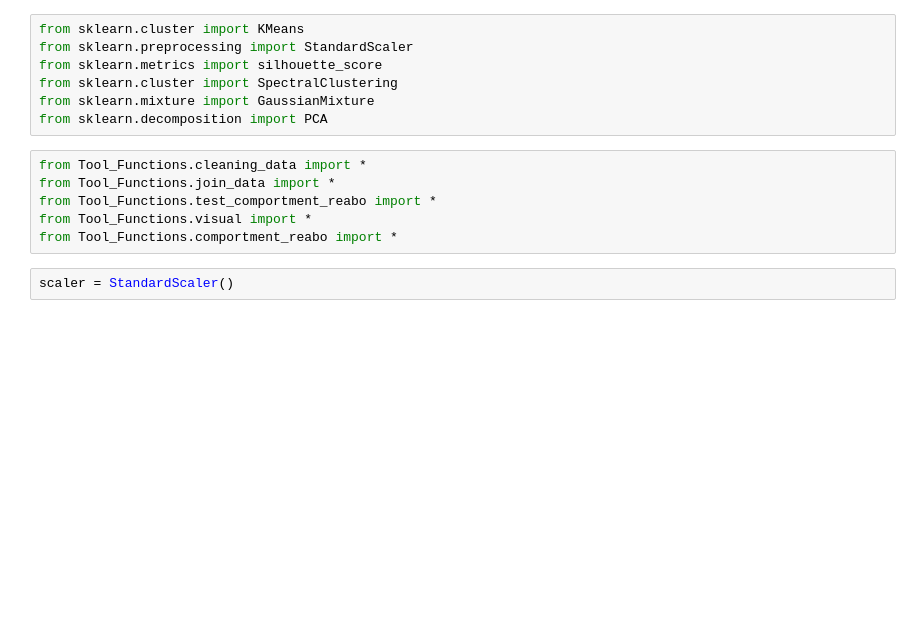
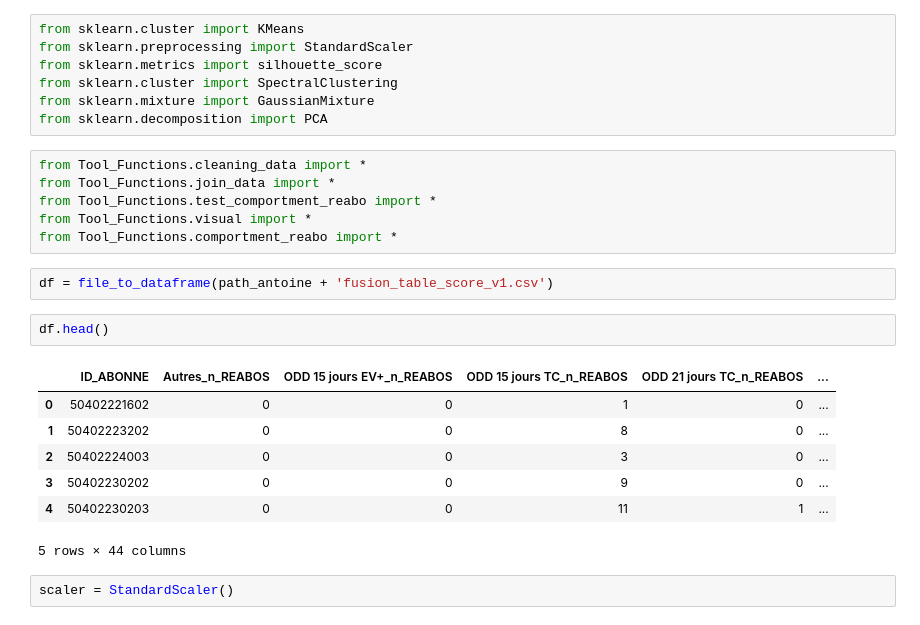
Before and after one commit to Statapp-CANAL/Statapp-CANAL, a Jupyter notebook: Data_operations/Antoine.ipynb, the cells around one changed output. Cells and saved outputs as stored; diff of their text form; blank space fills up the shorter version.

```diff
--- a/Data_operations/Antoine.ipynb
+++ b/Data_operations/Antoine.ipynb
@@ -19,6 +19,18 @@ from Tool_Functions.join_data import *
 from Tool_Functions.test_comportment_reabo import *
 from Tool_Functions.visual import *
 from Tool_Functions.comportment_reabo import *
+# %%
+df = file_to_dataframe(path_antoine + 'fusion_table_score_v1.csv')
+# %%
+df.head()
+# %% [output]
+|  | ID_ABONNE | Autres_n_REABOS | ODD 15 jours EV+_n_REABOS | ODD 15 jours TC_n_REABOS | ODD 21 jours TC_n_REABOS | ... |
+| 0 | 50402221602 | 0 | 0 | 1 | 0 | ... |
+| 1 | 50402223202 | 0 | 0 | 8 | 0 | ... |
+| 2 | 50402224003 | 0 | 0 | 3 | 0 | ... |
+| 3 | 50402230202 | 0 | 0 | 9 | 0 | ... |
+| 4 | 50402230203 | 0 | 0 | 11 | 1 | ... |
+5 rows × 44 columns
 # %%
 scaler = StandardScaler()
 # %%
```
Also changed, not shown: 3 other files.
